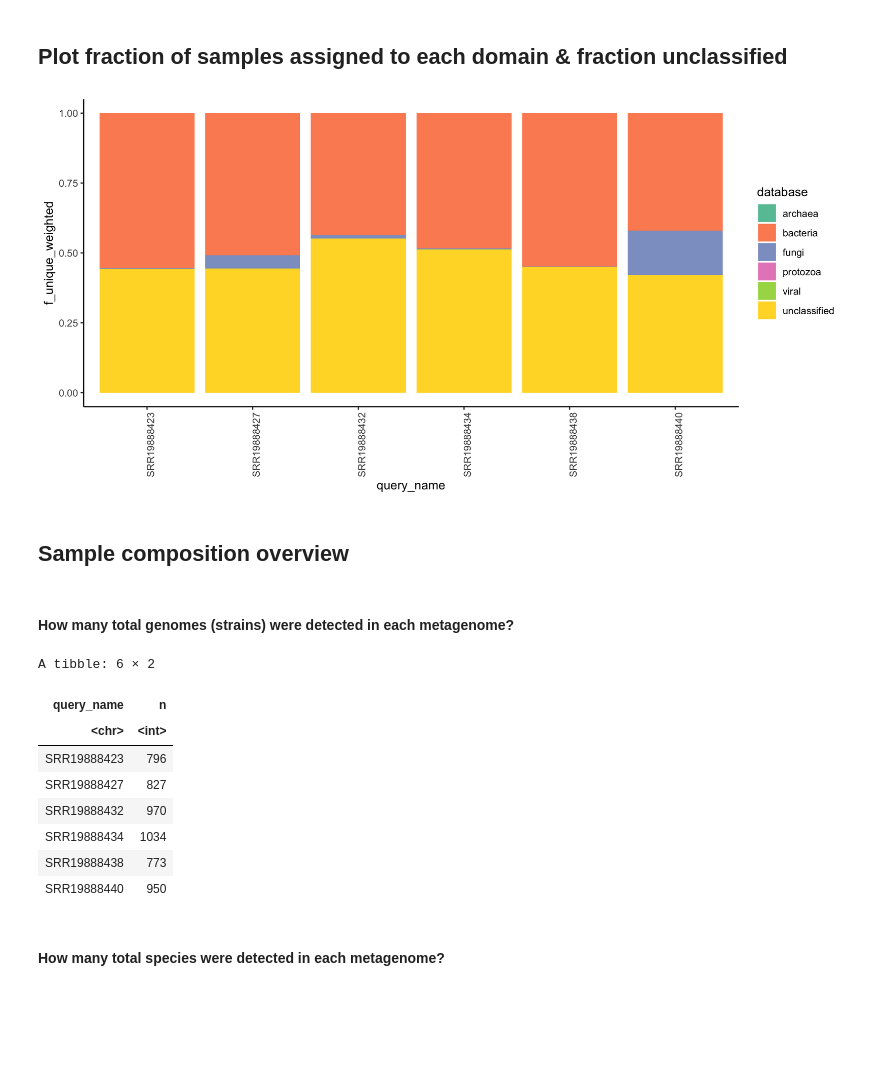
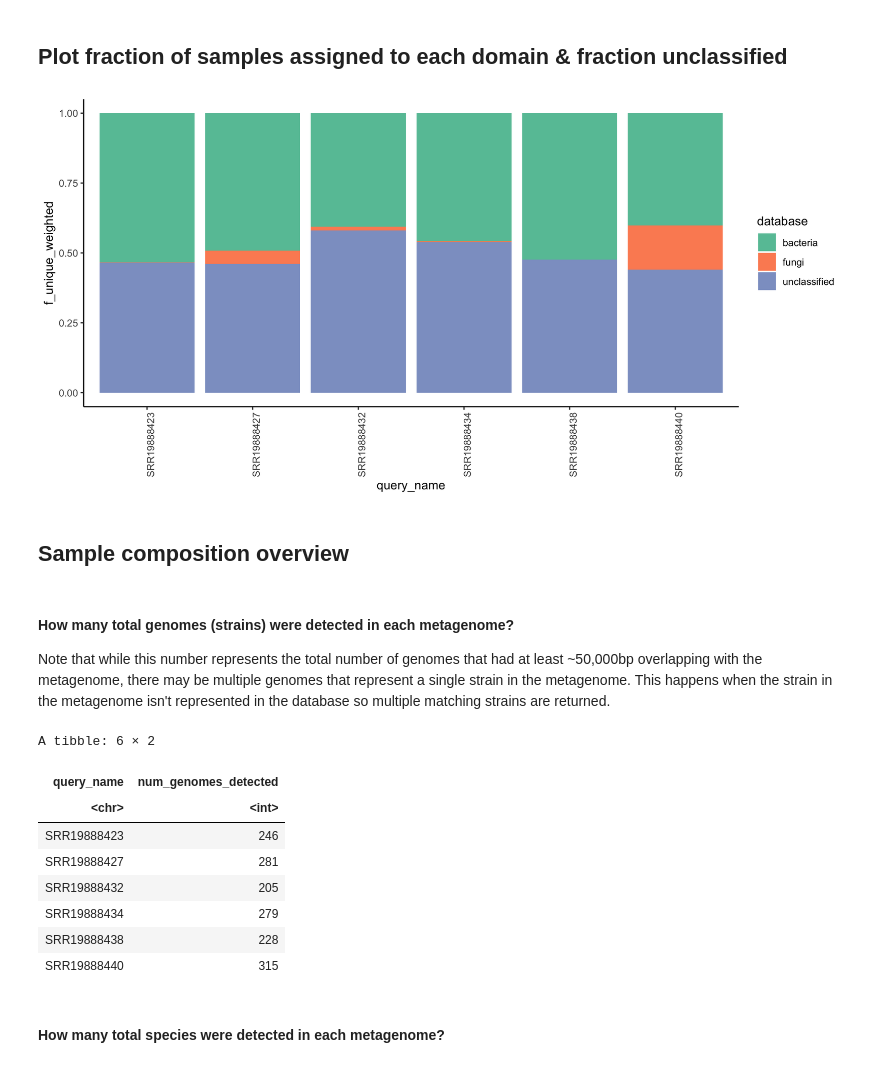
Before and after one commit to Arcadia-Science/2022-prjna853785-sourmash, a Jupyter notebook: notebooks/20220815-visualize-sourmash-taxonomy-results.ipynb, the cells around one changed output. Drawn from its saved outputs; the diff is of its cells as text; code cells hidden in the pictures; blank space fills up the shorter version.

```diff
--- a/notebooks/20220815-visualize-sourmash-taxonomy-results.ipynb
+++ b/notebooks/20220815-visualize-sourmash-taxonomy-results.ipynb
@@ -44,6 +44,13 @@ library(ComplexUpset)
 source("scripts/utils.R")
 # %% [markdown]
 ## Read in `sourmash taxonomy` results
+# %%
+# USER-DEFINED FILTERING THRESHOLD
+# This repository sets sourmash gather's --threshold-bp parameter to 0, meaning we will return all matches even if there is only 1 k-mer overlap.
+# Because we only want to work with results we are confident, we'll set a filtering threshold.
+# I think 50,000bp (equivalent to 50 hashes) is a stringent threshold.
+# This number is probably least appropriate for viruses and community members that are present at very low abundance (e.g. potential archaea).
+intersect_bp_threshold <- 50000
 # %%
 sourmash_taxonomy <- Sys.glob("outputs/sourmash_taxonomy/*k31*csv") %>%
   map_dfr(read_gather) %>% # read in files
@@ -51,7 +58,8 @@ sourmash_taxonomy <- Sys.glob("outputs/sourmash_taxonomy/*k31*csv") %>%
            sep = ";", remove = F, fill = "right") %>% # separate lineage column into commensurate parts
   mutate(database = basename(filename),
          database = gsub("genbank-2022.03-", "", database),
-         database = gsub("-k31.zip", "", database))
+         database = gsub("-k31.zip", "", database)) %>%
+  filter(intersect_bp >= intersect_bp_threshold)
 # %% [markdown]
 ## Plot fraction of samples assigned to each domain & fraction unclassified
 # %%
@@ -75,25 +83,29 @@ ggplot(sourmash_taxonomy %>%
   theme(axis.text.x = element_text(angle = 90)) +
   scale_fill_brewer(palette = "Set2")
 # %% [output]
-[figure, old version]
+[figure, new version]
 # %% [markdown]
 ## Sample composition overview
 # %% [markdown]
 #### How many total genomes (strains) were detected in each metagenome?
+
+Note that while this number represents the total number of genomes that had at least ~50,000bp overlapping with the metagenome, there may be multiple genomes that represent a single strain in the metagenome.
+This happens when the strain in the metagenome isn't represented in the database so multiple matching strains are returned.
 # %%
 sourmash_taxonomy %>%
   group_by(query_name) %>%
-  tally()
+  tally() %>%
+  select(query_name, num_genomes_detected = n)
 # %% [output]
 A tibble: 6 × 2
-| query_name | n |
+| query_name | num_genomes_detected |
 | <chr> | <int> |
-| SRR19888423 | 796 |
-| SRR19888427 | 827 |
-| SRR19888432 | 970 |
-| SRR19888434 | 1034 |
-| SRR19888438 | 773 |
-| SRR19888440 | 950 |
+| SRR19888423 | 246 |
+| SRR19888427 | 281 |
+| SRR19888432 | 205 |
+| SRR19888434 | 279 |
+| SRR19888438 | 228 |
+| SRR19888440 | 315 |
 # %% [markdown]
 #### How many total species were detected in each metagenome?
 # %%
```
Also changed, not shown: parts of 10 cells of this notebook, 2 other files.
